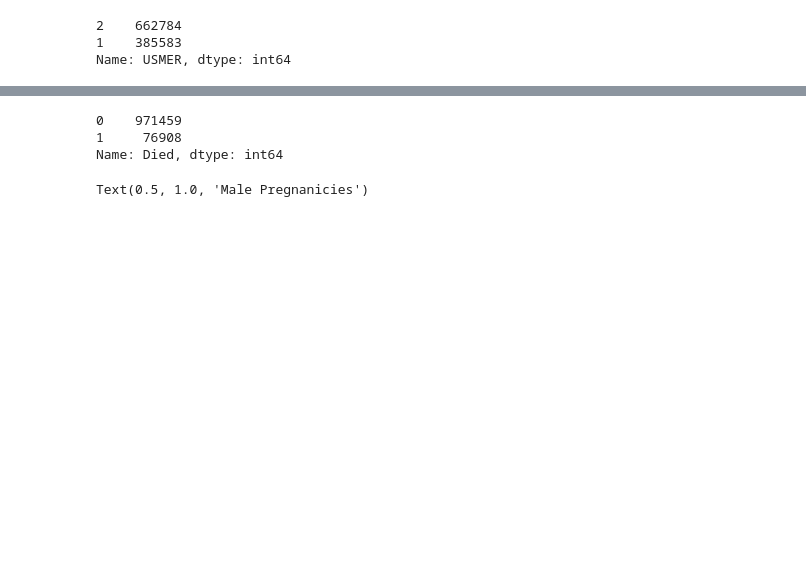
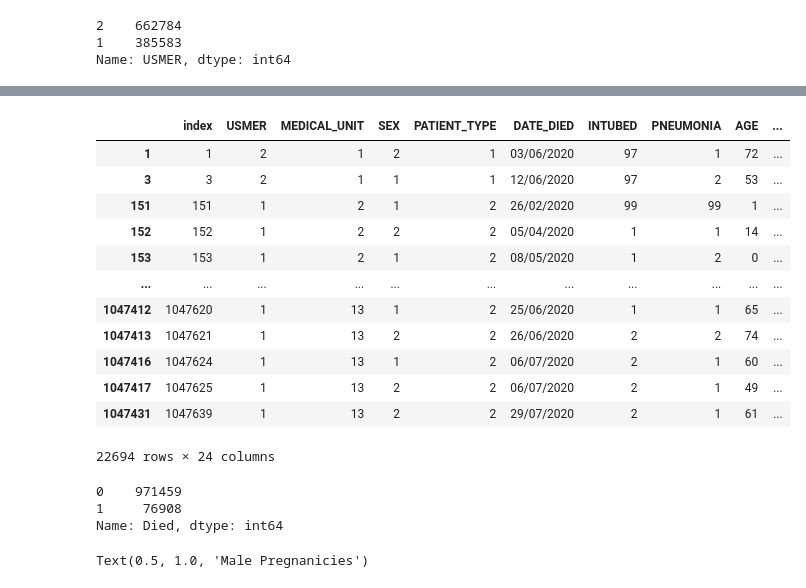
Before and after one commit to Godfred06/covid-19, a Jupyter notebook: covid.ipynb, the cells around one changed output, grey strips where cells are left out. Saved outputs shown, nothing was run; the diff lists cells and outputs as text; code cells hidden in the pictures; blank space fills up the shorter version.

```diff
--- a/covid.ipynb
+++ b/covid.ipynb
@@ -71,3 +71,20 @@ Name: Covid_Patient, dtype: int64>
+# %%
+tr=coviddata[(coviddata['Died']==1) & (coviddata['Covid_Patient']==0)]
+tr
+# %% [output]
+|  | index | USMER | MEDICAL_UNIT | SEX | PATIENT_TYPE | DATE_DIED | INTUBED | PNEUMONIA | AGE | ... |
+| 1 | 1 | 2 | 1 | 2 | 1 | 03/06/2020 | 97 | 1 | 72 | ... |
+| 3 | 3 | 2 | 1 | 1 | 1 | 12/06/2020 | 97 | 2 | 53 | ... |
+| 151 | 151 | 1 | 2 | 1 | 2 | 26/02/2020 | 99 | 99 | 1 | ... |
+| 152 | 152 | 1 | 2 | 2 | 2 | 05/04/2020 | 1 | 1 | 14 | ... |
+| 153 | 153 | 1 | 2 | 1 | 2 | 08/05/2020 | 1 | 2 | 0 | ... |
+| ... | ... | ... | ... | ... | ... | ... | ... | ... | ... | ... |
+| 1047412 | 1047620 | 1 | 13 | 1 | 2 | 25/06/2020 | 1 | 1 | 65 | ... |
+| 1047413 | 1047621 | 1 | 13 | 2 | 2 | 26/06/2020 | 2 | 2 | 74 | ... |
+| 1047416 | 1047624 | 1 | 13 | 1 | 2 | 06/07/2020 | 2 | 1 | 60 | ... |
+| 1047417 | 1047625 | 1 | 13 | 2 | 2 | 06/07/2020 | 2 | 1 | 49 | ... |
+| 1047431 | 1047639 | 1 | 13 | 2 | 2 | 29/07/2020 | 2 | 1 | 61 | ... |
+22694 rows × 24 columns
 # %%
 coviddata['REAL_DATES']= pd.to_datetime(coviddata['DATE_DIED'], errors='coerce');
 coviddata=coviddata.rename({'HIPERTENSION':'HPT'}, axis=1);
```
Also changed, not shown: parts of 22 cells of this notebook.
